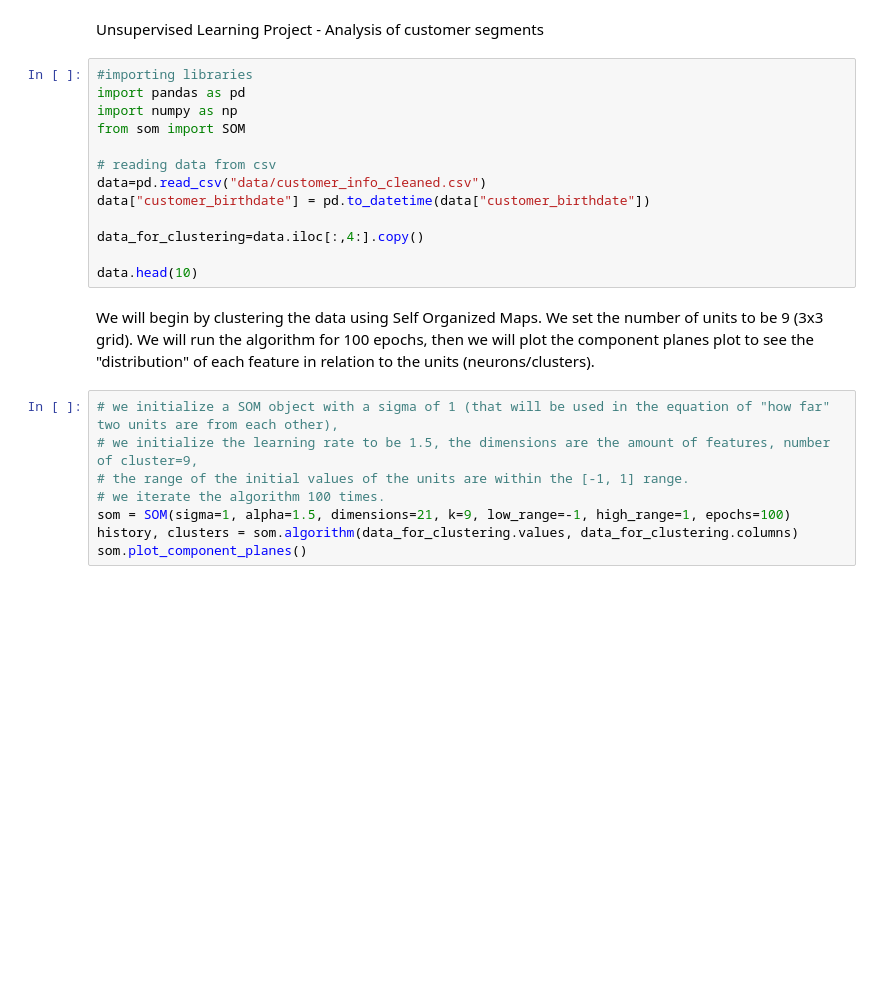
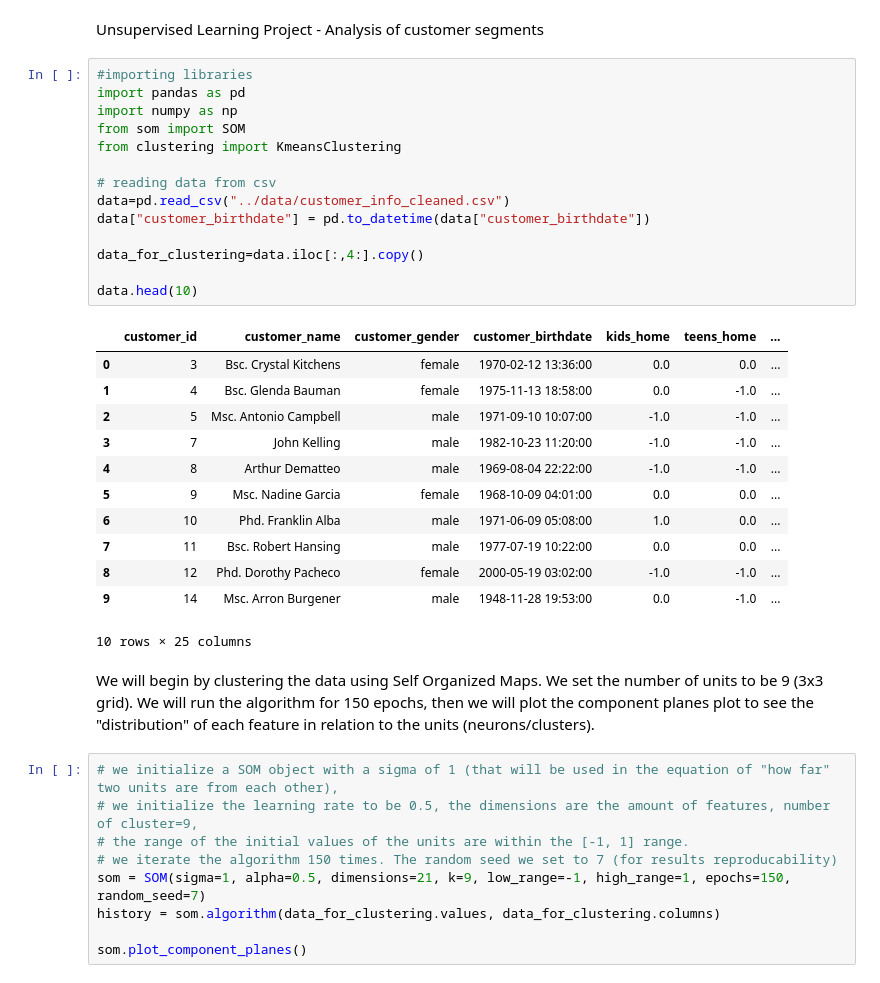
Before and after one commit to yair19-meet/Unsupervised-Learning-Project, a Jupyter notebook: src/report.ipynb, the cells around one changed output. Cells and saved outputs as stored; diff of their text form; blank space fills up the shorter version.

```diff
--- a/src/report.ipynb
+++ b/src/report.ipynb
@@ -3,26 +3,41 @@ Unsupervised Learning Project - Analysis of customer segments
 # %%
 #importing libraries
 import pandas as pd
 import numpy as np
 from som import SOM
+from clustering import KmeansClustering
 
 # reading data from csv
-data=pd.read_csv("data/customer_info_cleaned.csv")
+data=pd.read_csv("../data/customer_info_cleaned.csv")
 data["customer_birthdate"] = pd.to_datetime(data["customer_birthdate"])
 
 data_for_clustering=data.iloc[:,4:].copy()
 
 data.head(10)
+# %% [output]
+|  | customer_id | customer_name | customer_gender | customer_birthdate | kids_home | teens_home | ... |
+| 0 | 3 | Bsc. Crystal Kitchens | female | 1970-02-12 13:36:00 | 0.0 | 0.0 | ... |
+| 1 | 4 | Bsc. Glenda Bauman | female | 1975-11-13 18:58:00 | 0.0 | -1.0 | ... |
+| 2 | 5 | Msc. Antonio Campbell | male | 1971-09-10 10:07:00 | -1.0 | -1.0 | ... |
+| 3 | 7 | John Kelling | male | 1982-10-23 11:20:00 | -1.0 | -1.0 | ... |
+| 4 | 8 | Arthur Dematteo | male | 1969-08-04 22:22:00 | -1.0 | -1.0 | ... |
+| 5 | 9 | Msc. Nadine Garcia | female | 1968-10-09 04:01:00 | 0.0 | 0.0 | ... |
+| 6 | 10 | Phd. Franklin Alba | male | 1971-06-09 05:08:00 | 1.0 | 0.0 | ... |
+| 7 | 11 | Bsc. Robert Hansing | male | 1977-07-19 10:22:00 | 0.0 | 0.0 | ... |
+| 8 | 12 | Phd. Dorothy Pacheco | female | 2000-05-19 03:02:00 | -1.0 | -1.0 | ... |
+| 9 | 14 | Msc. Arron Burgener | male | 1948-11-28 19:53:00 | 0.0 | -1.0 | ... |
+10 rows × 25 columns
 # %% [markdown]
 We will begin by clustering the data using Self Organized Maps.
 We set the number of units to be 9 (3x3 grid).
-We will run the algorithm for 100 epochs, then we will plot the component planes plot to see the "distribution"
+We will run the algorithm for 150 epochs, then we will plot the component planes plot to see the "distribution"
 of each feature in relation to the units (neurons/clusters).
 # %%
 # we initialize a SOM object with a sigma of 1 (that will be used in the equation of "how far" two units are from each other),
-# we initialize the learning rate to be 1.5, the dimensions are the amount of features, number of cluster=9,
+# we initialize the learning rate to be 0.5, the dimensions are the amount of features, number of cluster=9,
 # the range of the initial values of the units are within the [-1, 1] range.
-# we iterate the algorithm 100 times.
-som = SOM(sigma=1, alpha=1.5, dimensions=21, k=9, low_range=-1, high_range=1, epochs=100)
-history, clusters = som.algorithm(data_for_clustering.values, data_for_clustering.columns)
+# we iterate the algorithm 150 times. The random seed we set to 7 (for results reproducability)
+som = SOM(sigma=1, alpha=0.5, dimensions=21, k=9, low_range=-1, high_range=1, epochs=150, random_seed=7)
+history = som.algorithm(data_for_clustering.values, data_for_clustering.columns)
+
 som.plot_component_planes()
```
Also changed, not shown: parts of 10 cells of this notebook, 2 other files.
